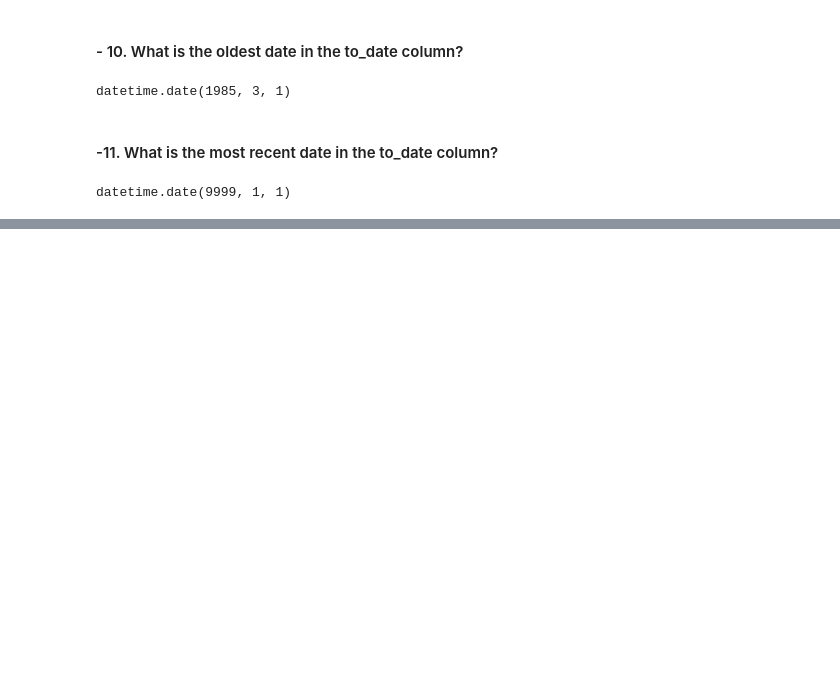
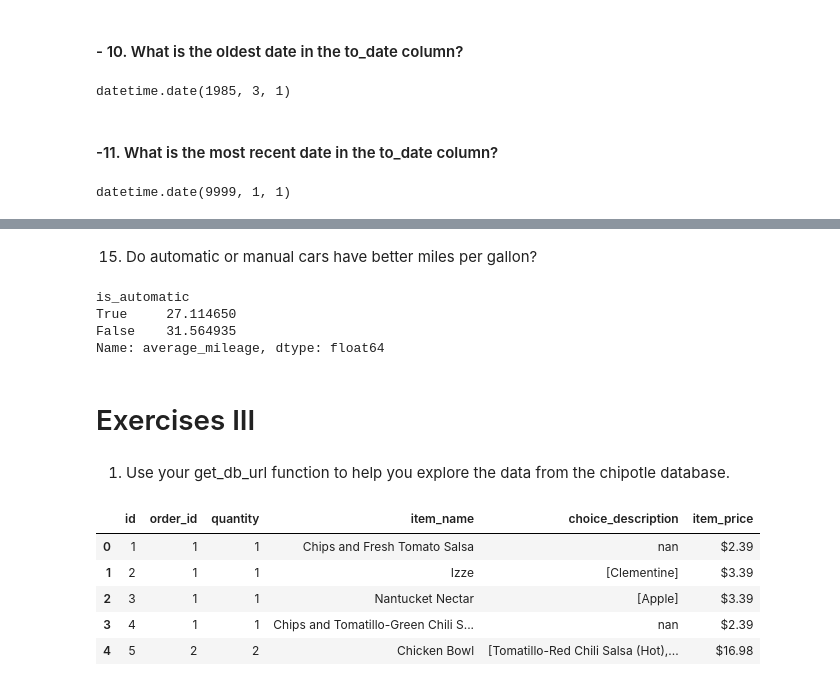
Before and after one commit to Marc-Aradillas/numpy-pandas-visualization-exercises, a Jupyter notebook: advanced_dataframes.ipynb, the cells around one changed output, grey strips where cells are left out. Saved outputs shown, nothing was run; the diff lists cells and outputs as text; code cells hidden in the pictures; blank space fills up the shorter version.

```diff
--- a/advanced_dataframes.ipynb
+++ b/advanced_dataframes.ipynb
@@ -204,0 +446,42 @@ datetime.date(9999, 1, 1)
+# %% [markdown]
+15. Do automatic or manual cars have better miles per gallon?
+# %%
+mpg_df.groupby('is_automatic')['average_mileage'].mean().sort_values()
+# %% [output]
+is_automatic
+True     27.114650
+False    31.564935
+Name: average_mileage, dtype: float64
+# %% [markdown]
+# Exercises III
+# %% [markdown]
+1. Use your get_db_url function to help you explore the data from the chipotle database.
+# %%
+# Get the database connection URL for the 'chipotle' database
+url = get_connection('chipotle')
+
+# Create a database engine using SQLAlchemy
+engine = create_engine(url)
+
+# Define a SQL query to select all columns from the 'chipotle' table
+query = '''
+        SELECT *
+        FROM orders
+        '''
+
+# Create a SQLAlchemy text object for the SQL query
+text_query = text(query)
+# %%
+# Use pandas read_sql() to execute the query on the database using the engine,
+# and store the result in a DataFrame called 'orders_df'
+orders_df = pd.read_sql(text_query, engine.connect())
+
+# Display the first few rows of the DataFrame
+orders_df.head()
+# %% [output]
+|  | id | order_id | quantity | item_name | choice_description | item_price |
+| 0 | 1 | 1 | 1 | Chips and Fresh Tomato Salsa | nan | $2.39 |
+| 1 | 2 | 1 | 1 | Izze | [Clementine] | $3.39 |
+| 2 | 3 | 1 | 1 | Nantucket Nectar | [Apple] | $3.39 |
+| 3 | 4 | 1 | 1 | Chips and Tomatillo-Green Chili S... | nan | $2.39 |
+| 4 | 5 | 2 | 2 | Chicken Bowl | [Tomatillo-Red Chili Salsa (Hot),... | $16.98 |
```
Also changed, not shown: parts of 60 cells of this notebook, 1 other file.
